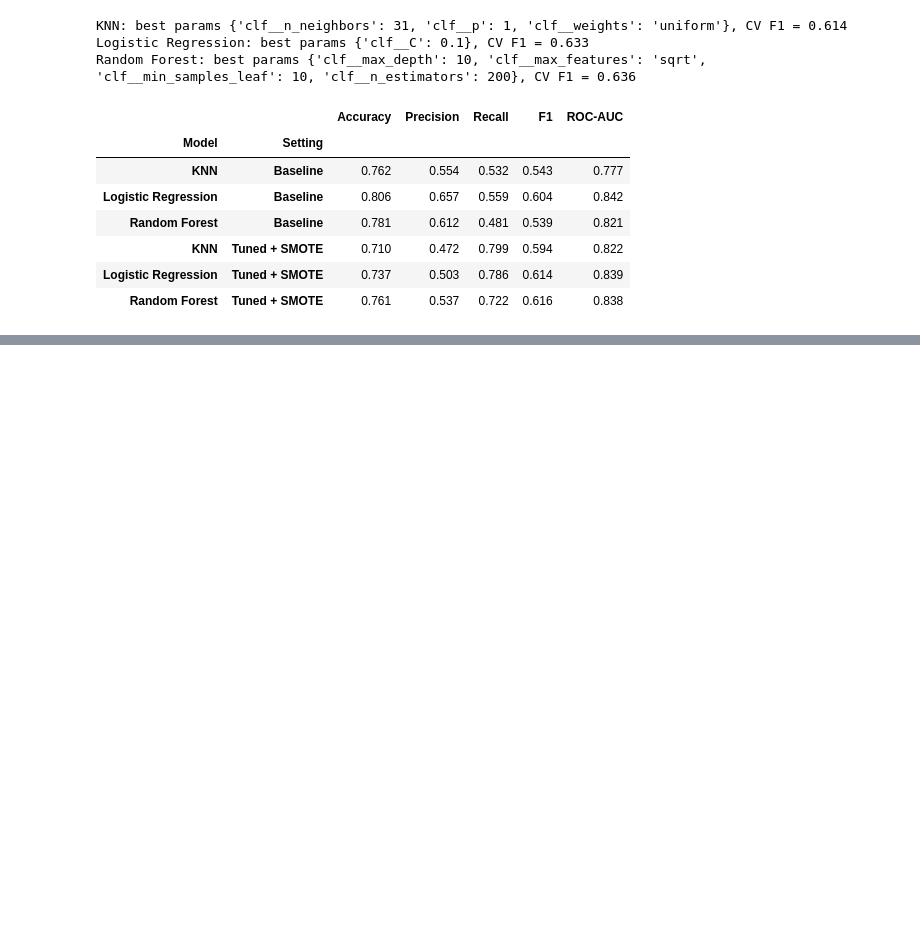
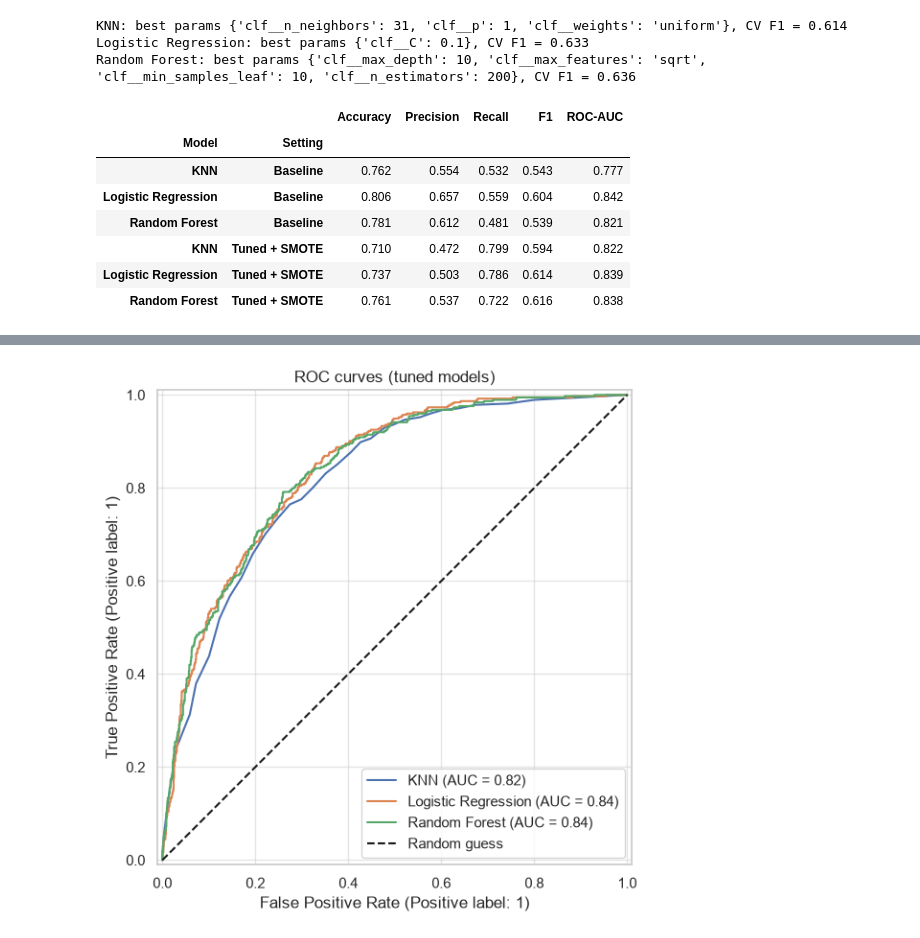
Before and after one commit to TTT-080521/telco-churn-prediction, a Jupyter notebook: notebooks/02_modelling.ipynb, the cells around one changed output, grey strips where cells are left out. Drawn from its saved outputs; the diff is of its cells as text; code cells hidden in the pictures; blank space fills up the shorter version.

```diff
--- a/notebooks/02_modelling.ipynb
+++ b/notebooks/02_modelling.ipynb
@@ -147,0 +164,12 @@ results_df
+# %%
+fig, ax = plt.subplots(figsize=(7, 6))
+for name, m in tuned_models.items():
+    RocCurveDisplay.from_estimator(m, X_test, y_test, name=name, ax=ax)
+ax.plot([0, 1], [0, 1], "k--", label="Random guess")
+ax.set_title("ROC curves (tuned models)")
+ax.legend()
+plt.tight_layout()
+plt.savefig(FIG_DIR / "07_roc_curves.png", dpi=150)
+plt.show()
+# %% [output]
+[figure, added]
```
Also changed, not shown: parts of 4 cells of this notebook, 7 other files.
